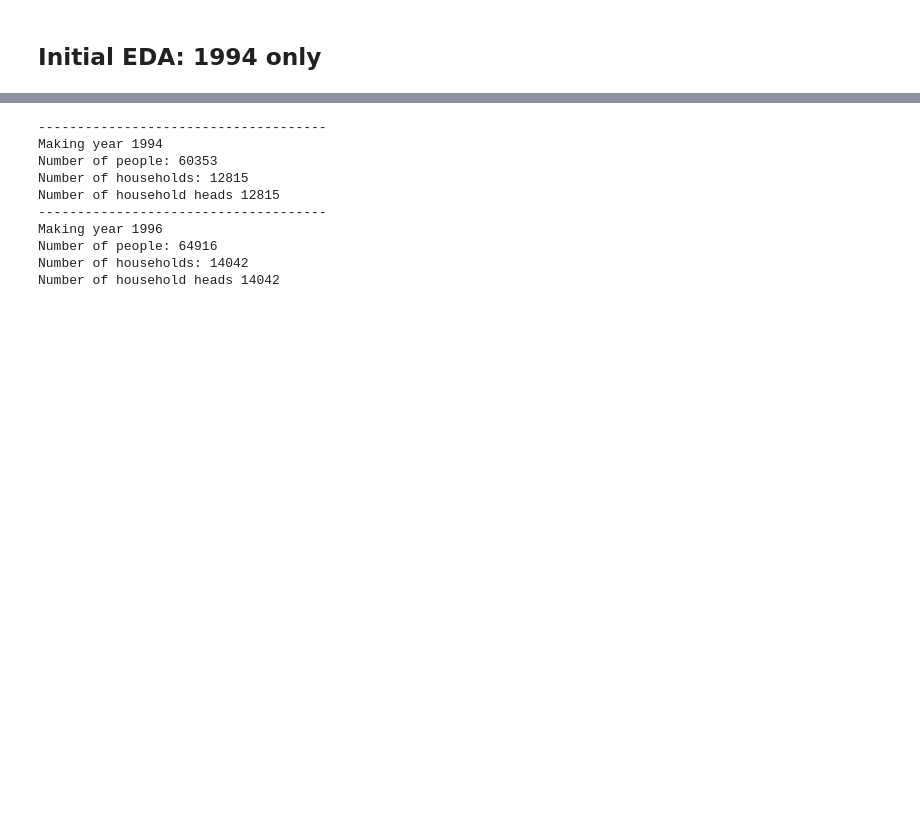
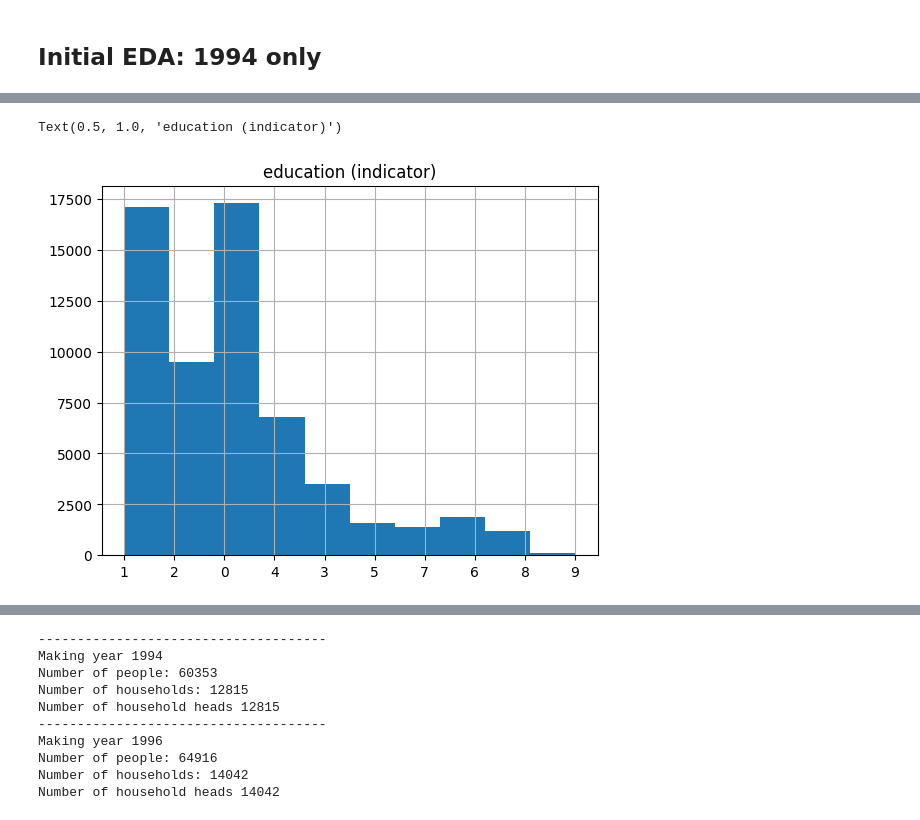
Before and after one commit to mjv2146/household-consumption, a Jupyter notebook: notebooks/01_main.ipynb, the cells around one changed output, grey strips where cells are left out. Saved outputs shown, nothing was run; the diff lists cells and outputs as text; code cells hidden in the pictures; blank space fills up the shorter version.

```diff
--- a/notebooks/01_main.ipynb
+++ b/notebooks/01_main.ipynb
@@ -205,0 +205,6 @@ main duplicates: 0
+# %%
+population['education'].hist(bins=len(population.education.unique()))
+plt.title('education (indicator)')
+# %% [output]
+Text(0.5, 1.0, 'education (indicator)')
+[figure, added]
```
Also changed, not shown: parts of 12 cells of this notebook, 2 other files.
